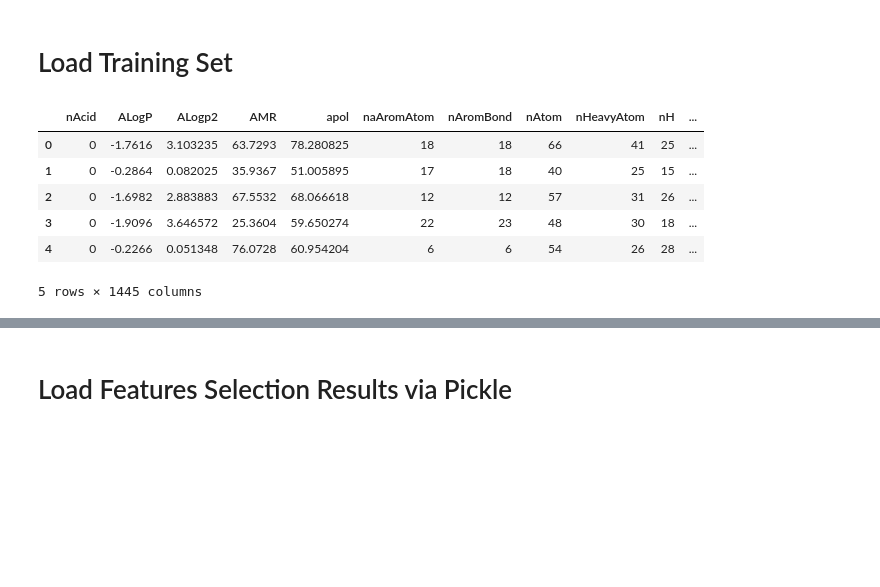
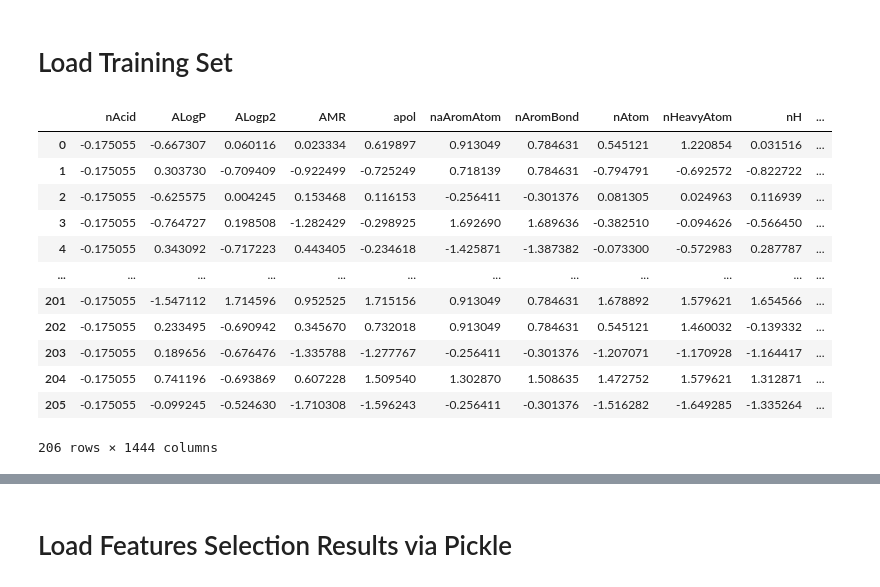
Before and after one commit to alleFarell/QSAR-falcipain-inhibitor, a Jupyter notebook: 4. QSAR_falcipain_GA-SVM_Hyperparameter Tunning.ipynb, the cells around one changed output, grey strips where cells are left out. Cells and saved outputs as stored; diff of their text form; code cells hidden in the pictures; blank space fills up the shorter version.

```diff
--- a/4. QSAR_falcipain_GA-SVM_Hyperparameter Tunning.ipynb
+++ b/4. QSAR_falcipain_GA-SVM_Hyperparameter Tunning.ipynb
@@ -33,14 +31,22 @@ from sklearn.model_selection import cross_val_score, KFold
 # Load Training Set
 # %%
 ### Load Train set
-train = pd.read_csv('D:\Coding\Machine Learning\Bioinformatics\QSAR study on falcipain inhibitor\Dataset Falcipain\Train.csv')
-train.head()
+X_train = pd.read_csv('D:\Coding\Machine Learning\Bioinformatics\QSAR study on falcipain inhibitor\Dataset Falcipain/x_train_scaled.csv')
+y_train = pd.read_csv('D:\Coding\Machine Learning\Bioinformatics\QSAR study on falcipain inhibitor\Dataset Falcipain/y_train.csv')
-# %% [output]
-|  | nAcid | ALogP | ALogp2 | AMR | apol | naAromAtom | nAromBond | nAtom | nHeavyAtom | nH | ... |
-| 0 | 0 | -1.7616 | 3.103235 | 63.7293 | 78.280825 | 18 | 18 | 66 | 41 | 25 | ... |
-| 1 | 0 | -0.2864 | 0.082025 | 35.9367 | 51.005895 | 17 | 18 | 40 | 25 | 15 | ... |
-| 2 | 0 | -1.6982 | 2.883883 | 67.5532 | 68.066618 | 12 | 12 | 57 | 31 | 26 | ... |
-| 3 | 0 | -1.9096 | 3.646572 | 25.3604 | 59.650274 | 22 | 23 | 48 | 30 | 18 | ... |
-| 4 | 0 | -0.2266 | 0.051348 | 76.0728 | 60.954204 | 6 | 6 | 54 | 26 | 28 | ... |
-5 rows × 1445 columns
+# %%
+X_train
+# %% [output]
+|  | nAcid | ALogP | ALogp2 | AMR | apol | naAromAtom | nAromBond | nAtom | nHeavyAtom | nH | ... |
+| 0 | -0.175055 | -0.667307 | 0.060116 | 0.023334 | 0.619897 | 0.913049 | 0.784631 | 0.545121 | 1.220854 | 0.031516 | ... |
+| 1 | -0.175055 | 0.303730 | -0.709409 | -0.922499 | -0.725249 | 0.718139 | 0.784631 | -0.794791 | -0.692572 | -0.822722 | ... |
+| 2 | -0.175055 | -0.625575 | 0.004245 | 0.153468 | 0.116153 | -0.256411 | -0.301376 | 0.081305 | 0.024963 | 0.116939 | ... |
+| 3 | -0.175055 | -0.764727 | 0.198508 | -1.282429 | -0.298925 | 1.692690 | 1.689636 | -0.382510 | -0.094626 | -0.566450 | ... |
+| 4 | -0.175055 | 0.343092 | -0.717223 | 0.443405 | -0.234618 | -1.425871 | -1.387382 | -0.073300 | -0.572983 | 0.287787 | ... |
+| ... | ... | ... | ... | ... | ... | ... | ... | ... | ... | ... | ... |
+| 201 | -0.175055 | -1.547112 | 1.714596 | 0.952525 | 1.715156 | 0.913049 | 0.784631 | 1.678892 | 1.579621 | 1.654566 | ... |
+| 202 | -0.175055 | 0.233495 | -0.690942 | 0.345670 | 0.732018 | 0.913049 | 0.784631 | 0.545121 | 1.460032 | -0.139332 | ... |
+| 203 | -0.175055 | 0.189656 | -0.676476 | -1.335788 | -1.277767 | -0.256411 | -0.301376 | -1.207071 | -1.170928 | -1.164417 | ... |
+| 204 | -0.175055 | 0.741196 | -0.693869 | 0.607228 | 1.509540 | 1.302870 | 1.508635 | 1.472752 | 1.579621 | 1.312871 | ... |
+| 205 | -0.175055 | -0.099245 | -0.524630 | -1.710308 | -1.596243 | -0.256411 | -0.301376 | -1.516282 | -1.649285 | -1.335264 | ... |
+206 rows × 1444 columns
 # %%
```
Also changed, not shown: parts of 52 cells of this notebook, 26 other files.
